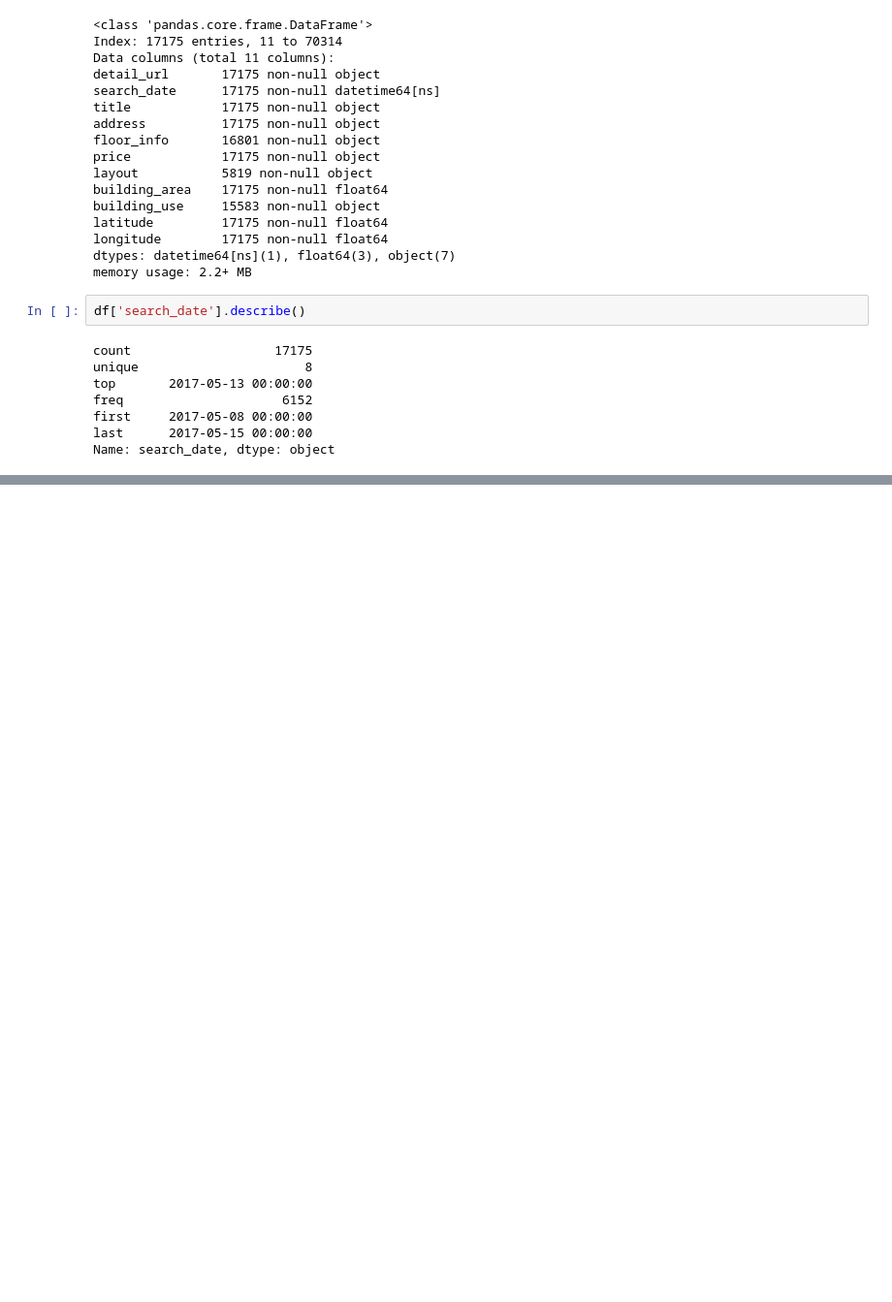
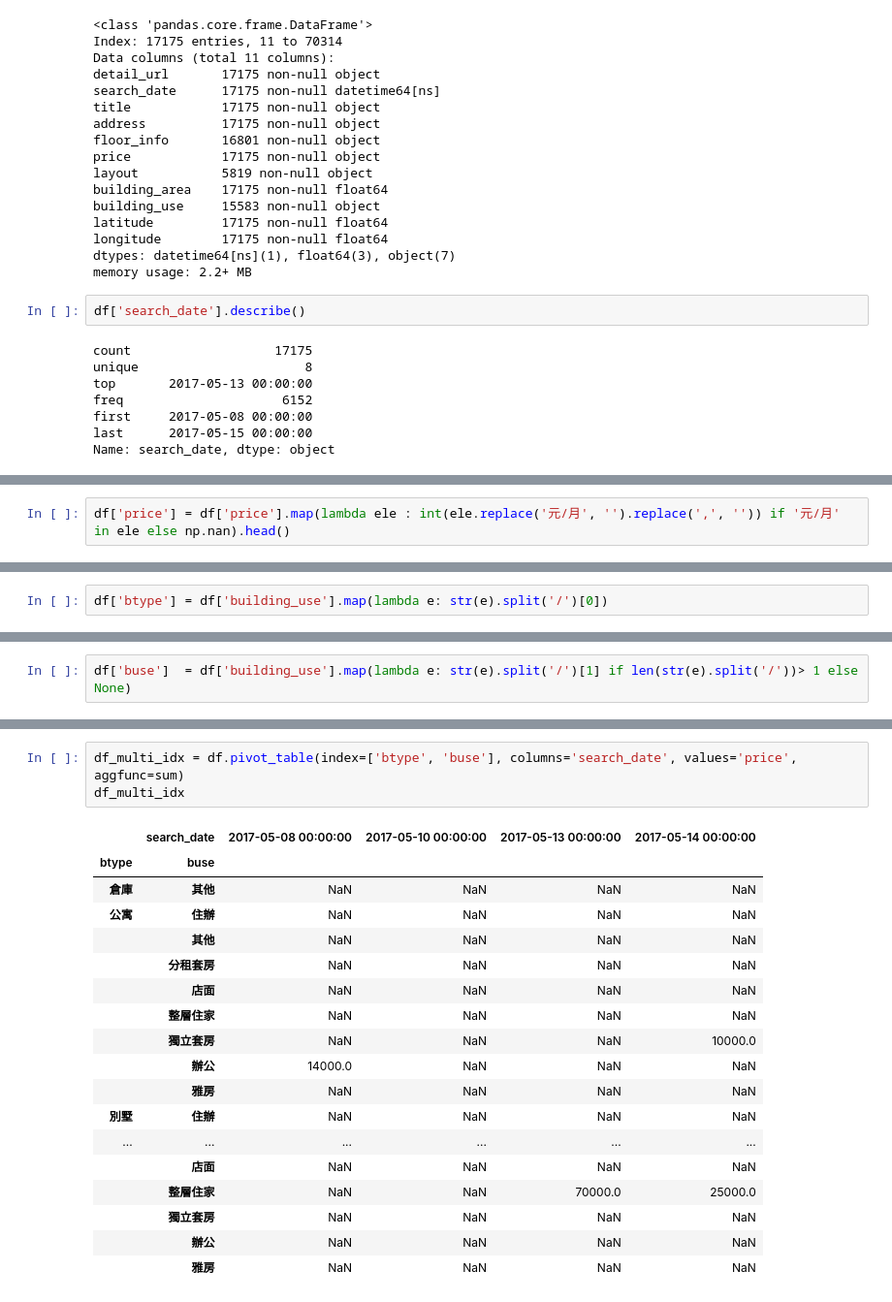
Before and after one commit to ywchiu/cathaybkpython, a Jupyter notebook: Demo20181204.ipynb, the cells around one changed output, grey strips where cells are left out. Shown at 97% size. Drawn from its saved outputs; the diff is of its cells as text; blank space fills up the shorter version.

```diff
--- a/Demo20181204.ipynb
+++ b/Demo20181204.ipynb
@@ -1286,0 +1313,2 @@ df[df['search_date'] > '2017-05-10'].head(3)
+# %%
+df['price'] = df['price'].map(lambda ele : int(ele.replace('元/月', '').replace(',', '')) if '元/月' in ele else np.nan).head()
@@ -1286,0 +1351,2 @@ df[df['search_date'] > '2017-05-10'].head(3)
+# %%
+df['btype'] = df['building_use'].map(lambda e: str(e).split('/')[0])
@@ -1286,0 +1359,2 @@ df[df['search_date'] > '2017-05-10'].head(3)
+# %%
+df['buse']  = df['building_use'].map(lambda e: str(e).split('/')[1] if len(str(e).split('/'))> 1 else None)
@@ -1286,0 +1374,22 @@ df[df['search_date'] > '2017-05-10'].head(3)
+# %%
+df_multi_idx = df.pivot_table(index=['btype', 'buse'], columns='search_date', values='price', aggfunc=sum)
+df_multi_idx
+# %% [output]
+|  | search_date | 2017-05-08 00:00:00 | 2017-05-10 00:00:00 | 2017-05-13 00:00:00 | 2017-05-14 00:00:00 |
+| btype | buse |  |  |  |  |
+| 倉庫 | 其他 | NaN | NaN | NaN | NaN |
+| 公寓 | 住辦 | NaN | NaN | NaN | NaN |
+|  | 其他 | NaN | NaN | NaN | NaN |
+|  | 分租套房 | NaN | NaN | NaN | NaN |
+|  | 店面 | NaN | NaN | NaN | NaN |
+|  | 整層住家 | NaN | NaN | NaN | NaN |
+|  | 獨立套房 | NaN | NaN | NaN | 10000.0 |
+|  | 辦公 | 14000.0 | NaN | NaN | NaN |
+|  | 雅房 | NaN | NaN | NaN | NaN |
+| 別墅 | 住辦 | NaN | NaN | NaN | NaN |
+| ... | ... | ... | ... | ... | ... |
+|  | 店面 | NaN | NaN | NaN | NaN |
+|  | 整層住家 | NaN | NaN | 70000.0 | 25000.0 |
+|  | 獨立套房 | NaN | NaN | NaN | NaN |
+|  | 辦公 | NaN | NaN | NaN | NaN |
+|  | 雅房 | NaN | NaN | NaN | NaN |
```
Also changed, not shown: parts of 63 cells of this notebook.
